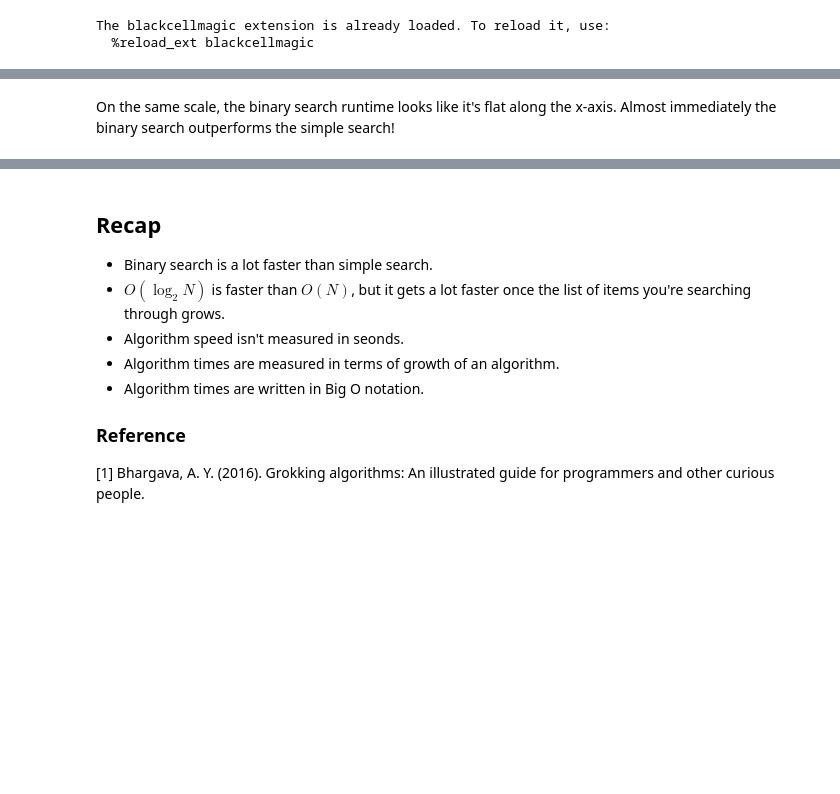
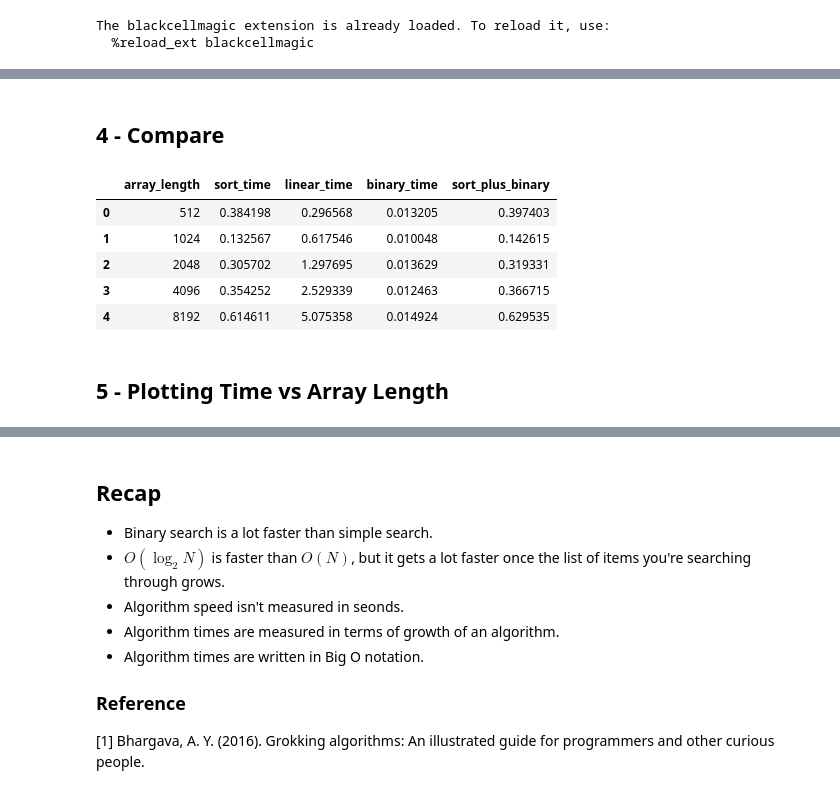
Before and after one commit to Jason-Adam/grokking-algorithms, a Jupyter notebook: binary_search.ipynb, the cells around one changed output, grey strips where cells are left out. Drawn from its saved outputs; the diff is of its cells as text; code cells hidden in the pictures; blank space fills up the shorter version.

```diff
--- a/binary_search.ipynb
+++ b/binary_search.ipynb
@@ -127,5 +152,58 @@ plt.show()
-# %% [markdown]
-On the same scale, the binary search runtime looks like it's flat along the x-axis. Almost immediately the binary search outperforms the simple search!
+# %% [markdown]
+## 4 - Compare
+# %%
+def create_compare_df() -> pd.DataFrame:
+    """Generate comparison dataframe for algorithms.
+
+    Returns
+    -------
+    pd.DataFrame
+        Pandas data frame containing time metrics for
+        each search and sort algorithm.
+    """
+    compare: dict = {
+        "array_length": [],
+        "sort_time": [],
+        "linear_time": [],
+        "binary_time": [],
+        "sort_plus_binary": [],
+    }
+
+    sizes: list = [512, 1024, 2048, 4096, 8192]
+
+    for i in sizes:
+        compare["array_length"].append(i)
+        a = new_array(i)
+        compare["sort_time"].append(new_array.func_time)
+        b_search = binary_search(a, np.max(a))
+        compare["binary_time"].append(binary_search.func_time)
+        ss = simple_search(a, np.max(a))
+        compare["linear_time"].append(simple_search.func_time)
+        compare["sort_plus_binary"].append(
+            new_array.func_time + binary_search.func_time
+        )
+
+    df: pd.DataFrame = pd.DataFrame(compare)
+    df.sort_time = df.sort_time.apply(lambda t: t * 1000)
+    df.linear_time = df.linear_time.apply(lambda t: t * 1000)
+    df.binary_time = df.binary_time.apply(lambda t: t * 1000)
+    df.sort_plus_binary = df.sort_plus_binary.apply(lambda t: t * 1000)
+
+    return df
+
+
+# Display the dataframe
+cdf = create_compare_df()
+cdf.head()
+# %% [output]
+|  | array_length | sort_time | linear_time | binary_time | sort_plus_binary |
+| 0 | 512 | 0.384198 | 0.296568 | 0.013205 | 0.397403 |
+| 1 | 1024 | 0.132567 | 0.617546 | 0.010048 | 0.142615 |
+| 2 | 2048 | 0.305702 | 1.297695 | 0.013629 | 0.319331 |
+| 3 | 4096 | 0.354252 | 2.529339 | 0.012463 | 0.366715 |
+| 4 | 8192 | 0.614611 | 5.075358 | 0.014924 | 0.629535 |
+# %% [markdown]
+## 5 - Plotting Time vs Array Length
 # %%
 fig, ax = plt.subplots(figsize=(10, 5))
 
```
Also changed, not shown: parts of 22 cells of this notebook, 2 other files.
